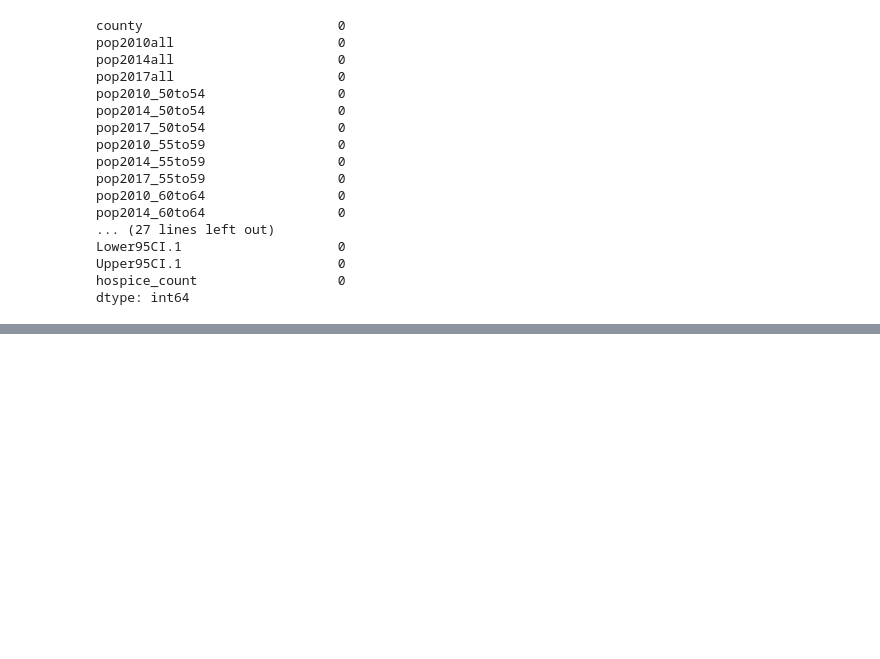
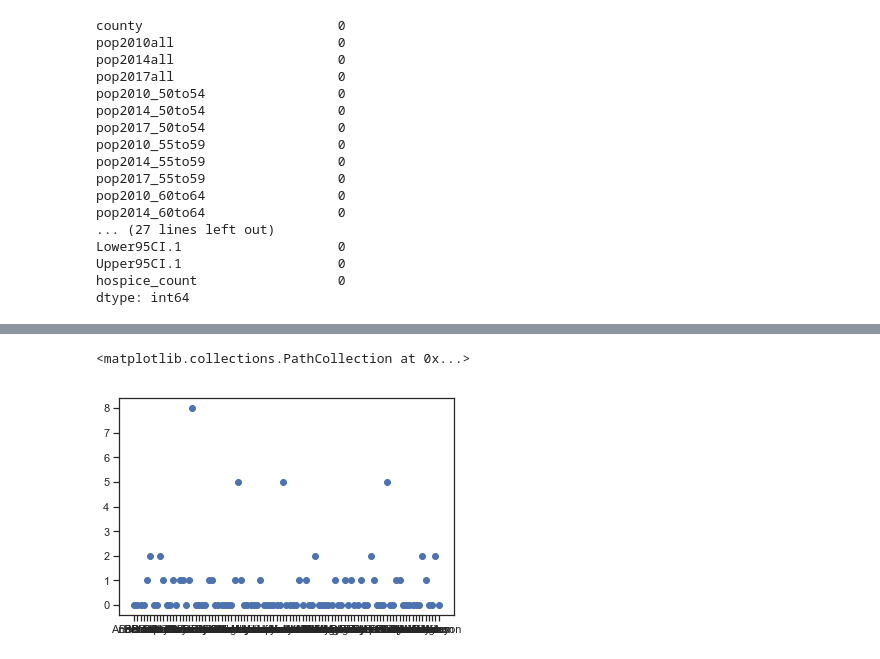
Before and after one commit to blackmonica/vanderbilt-aspire-data-essentials, a Jupyter notebook: Smile.ipynb, the cells around one changed output, grey strips where cells are left out. Saved outputs shown, nothing was run; the diff lists cells and outputs as text; code cells hidden in the pictures; blank space fills up the shorter version.

```diff
--- a/Smile.ipynb
+++ b/Smile.ipynb
@@ -262,0 +248,5 @@ sns.
+# %%
+plt.scatter(pop_and_cancer['county'], pop_and_cancer['hospice_count'])
+# %% [output]
+<matplotlib.collections.PathCollection at 0x...>
+[figure, added]
```
Also changed, not shown: parts of 11 cells of this notebook.
